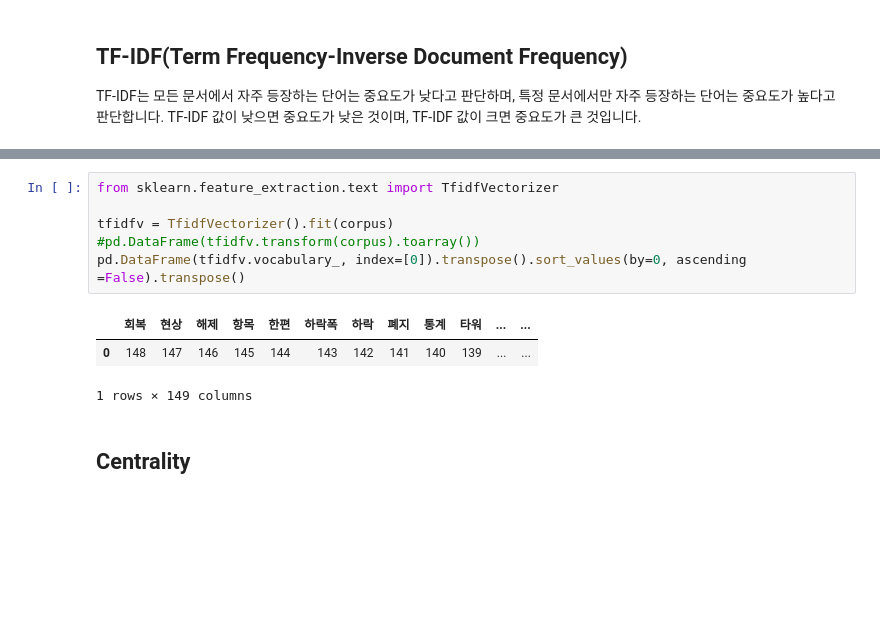
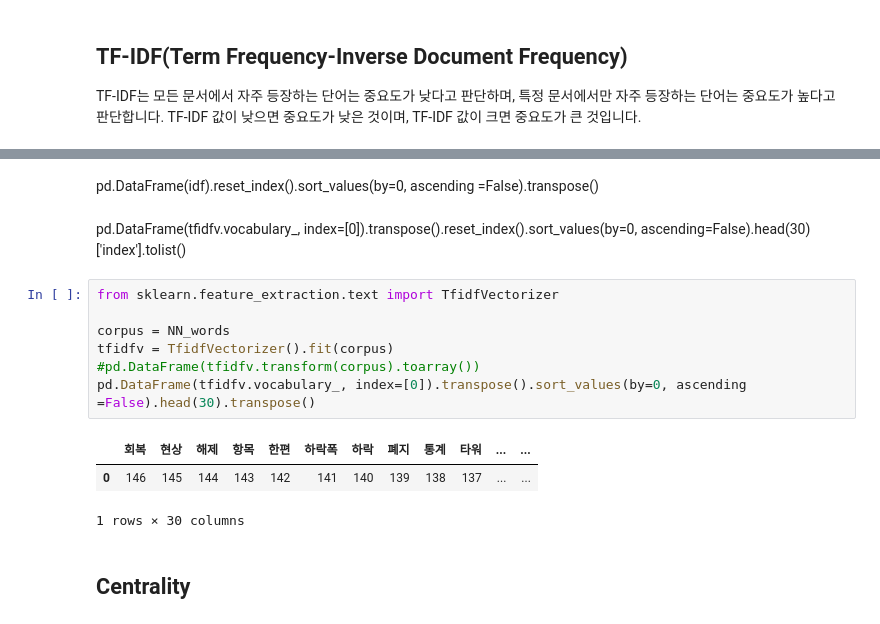
Before and after one commit to reejungkim/GraphTheory, a Jupyter notebook: NetworkX.ipynb, the cells around one changed output, grey strips where cells are left out. Saved outputs shown, nothing was run; the diff lists cells and outputs as text; blank space fills up the shorter version.

```diff
--- a/NetworkX.ipynb
+++ b/NetworkX.ipynb
@@ -247,13 +240,18 @@ pd.DataFrame(idf).reset_index().sort_values(by=0, ascending =False).transpose()
+# %% [markdown]
+pd.DataFrame(idf).reset_index().sort_values(by=0, ascending =False).transpose()
+# %% [markdown]
+pd.DataFrame(tfidfv.vocabulary_, index=[0]).transpose().reset_index().sort_values(by=0, ascending=False).head(30)['index'].tolist()
 # %%
 from sklearn.feature_extraction.text import TfidfVectorizer
 
+corpus = NN_words
 tfidfv = TfidfVectorizer().fit(corpus)
 #pd.DataFrame(tfidfv.transform(corpus).toarray())
-pd.DataFrame(tfidfv.vocabulary_, index=[0]).transpose().sort_values(by=0, ascending =False).transpose()
+pd.DataFrame(tfidfv.vocabulary_, index=[0]).transpose().sort_values(by=0, ascending =False).head(30).transpose()
 # %% [output]
 |  | 회복 | 현상 | 해제 | 항목 | 한편 | 하락폭 | 하락 | 폐지 | 통계 | 타워 | ... | ... |
-| 0 | 148 | 147 | 146 | 145 | 144 | 143 | 142 | 141 | 140 | 139 | ... | ... |
+| 0 | 146 | 145 | 144 | 143 | 142 | 141 | 140 | 139 | 138 | 137 | ... | ... |
-1 rows × 149 columns
+1 rows × 30 columns
 # %% [markdown]
 ## Centrality
 # %% [markdown]
```
Also changed, not shown: parts of 24 cells of this notebook, 1 other file.
